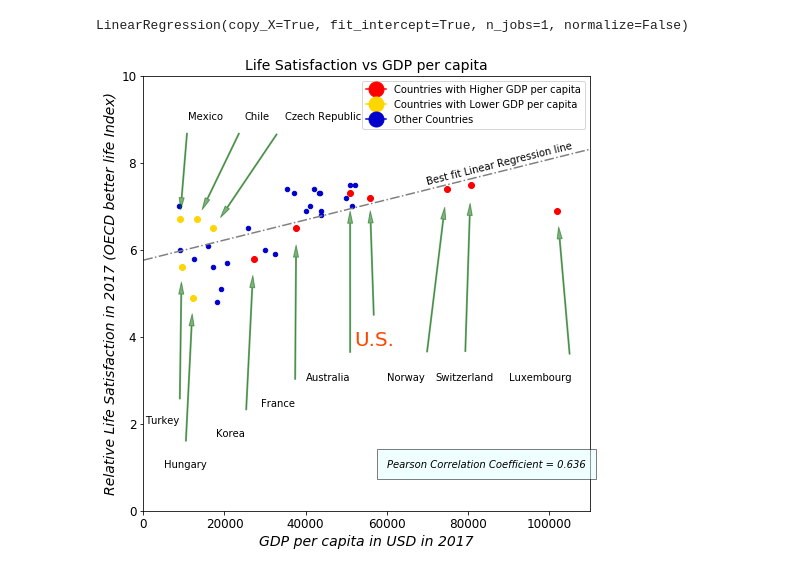
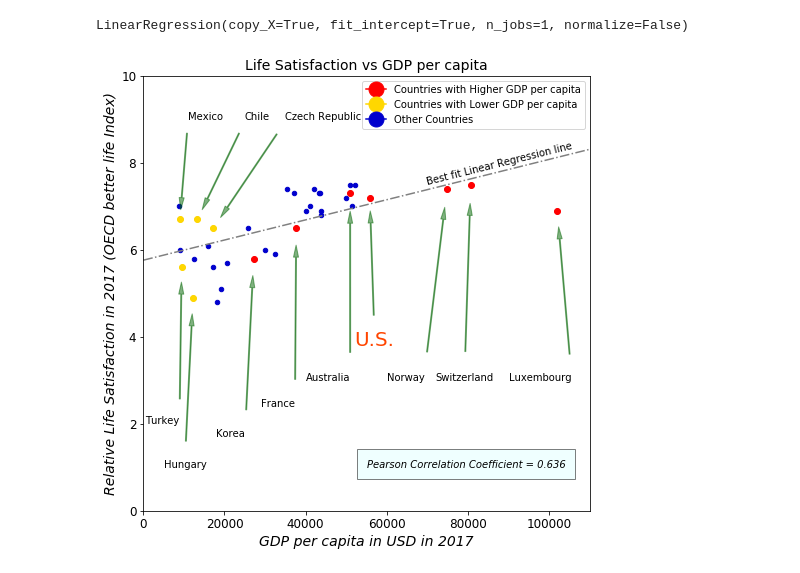
Before and after one commit to musarahm/data_science_and_machine_learning_projects, a Jupyter notebook: 4. Data Visualization Assignment .ipynb, the cells around one changed output. Drawn from its saved outputs; the diff is of its cells as text; code cells hidden in the pictures.

```diff
--- a/4. Data Visualization Assignment .ipynb
+++ b/4. Data Visualization Assignment .ipynb
@@ -144,32 +110,32 @@ for country, pos_text in position_text.items(): # iterating through aforemention
     pos_data_x, pos_data_y = full_country_stats[["GDP per capita", 'Life satisfaction']].loc[country] # extracting GDP per capita & Life satisfaction of each country
     plot_colour = 'gold' if (country == "Mexico") | (country == "Chile") | (country == "Czech Republic")  | (country == "Hungary") | (country == "Turkey") else 'red' # setting plot color of each country in interation
     colour = 'orangered' if country == "United States" else 'black' # setting text color of each country in iteration
     font_size = 20 if country == "United States" else 10 # font colour of each country in iteration
     country = "U.S." if country == "United States" else country
     plt.annotate(country, color=colour, fontsize=font_size, xy=(pos_data_x, pos_data_y), xytext=pos_text,
             arrowprops=dict(color='darkgreen', facecolor='black', width=1, shrink=0.1, alpha=0.5, headwidth=5)) # annotating the graph with points belonging to aforementioned selected countries for study
     plt.plot(pos_data_x, pos_data_y, color=plot_colour, marker='o', linewidth=10) # plotting the annotated graph
 
 t0full, t1full = lin_reg_full.intercept_[0], lin_reg_full.coef_[0][0] # intercept & coefficient of linear regression model
 X = np.linspace(0, 110000, 1000)
 plt.plot(X, t0full + t1full * X, color='gray', ls='-.')
 plt.text(70000, 7.5, "Best fit Linear Regression line", ha='left', rotation=14, wrap=True) # plotting the line plot obtained from the intercept & coefficient of linear regression model
 
 text =  "Pearson Correlation Coefficient = 0.636"
 
-plt.text(60000, 1, text, style='italic',
+plt.text(55000, 1, text, style='italic',
         bbox={'facecolor':'lightcyan', 'alpha':0.5, 'pad':10}) # highlighting the graph with pearson coefficient between the axes variables
 
 plt.ylabel('Relative Life Satisfaction in 2017 (OECD better life Index)', fontsize=14, style='italic') # setting y label
 plt.xlabel('GDP per capita in USD in 2017', fontsize=14, style='italic') # setting x label
 plt.title('Life Satisfaction vs GDP per capita', fontsize=14) #setting plot title
 
 legend_elements = [Line2D([0], [0], marker='o', color='red', label='Countries with Higher GDP per capita', markersize=15),
                    Line2D([0], [0], marker='o', color='gold', label='Countries with Lower GDP per capita', markersize=15),
                    Line2D([0], [0], marker='o', color='mediumblue', label='Other Countries', markersize=15)] # adding plot legends
 
 plt.legend(handles=legend_elements, loc='best') # selecting plot legend location
 
 plt.show()
 # %% [output]
-[figure, old version]
+[figure, new version]
```
Also changed, not shown: parts of 3 cells of this notebook.
